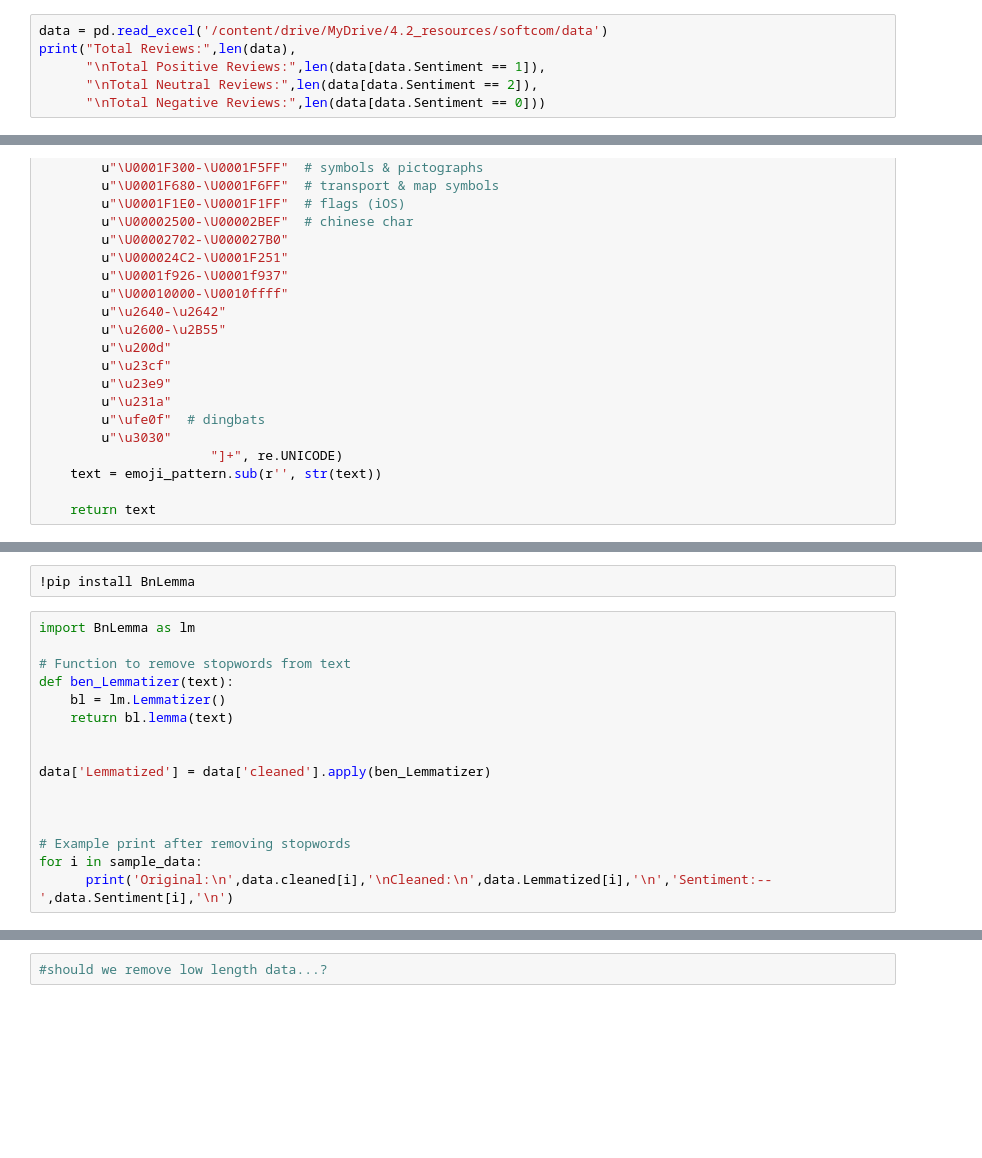
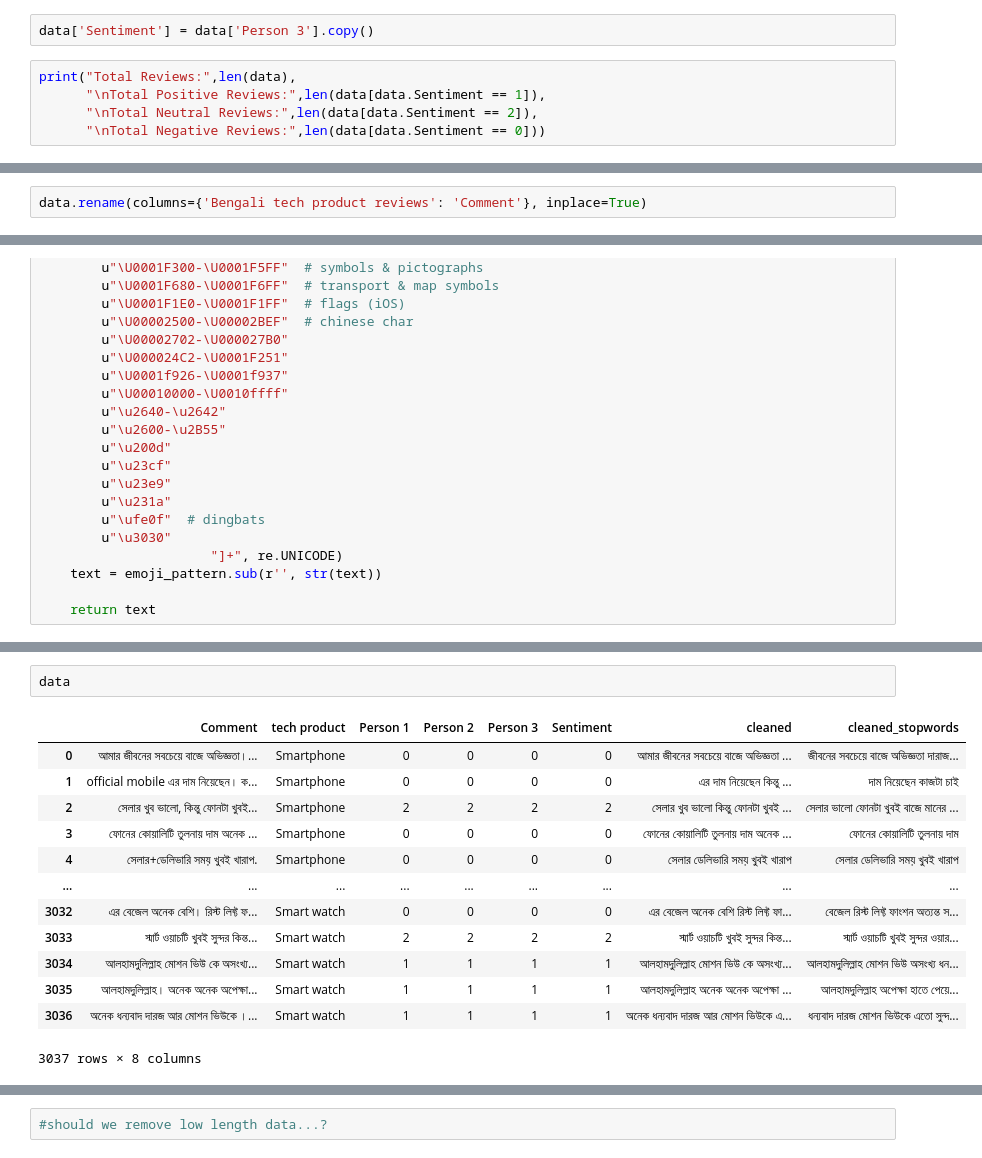
Before and after one commit to janakmallik/Bengali-Online-Product-Review-Sentiment-Analysis, a Jupyter notebook: Notebook/Softcom_project_partA.ipynb, the cells around one changed output, grey strips where cells are left out. Cells and saved outputs as stored; diff of their text form; blank space fills up the shorter version.

```diff
--- a/Notebook/Softcom_project_partA.ipynb
+++ b/Notebook/Softcom_project_partA.ipynb
@@ -35,5 +39,6 @@ import pandas as pd
+# %%
+data['Sentiment'] = data['Person 3'].copy()
 # %%
-data = pd.read_excel('/content/drive/MyDrive/4.2_resources/softcom/data')
 print("Total Reviews:",len(data),
       "\nTotal Positive Reviews:",len(data[data.Sentiment == 1]),
       "\nTotal Neutral Reviews:",len(data[data.Sentiment == 2]),
@@ -43,3 +57,5 @@ data.columns
+# %%
+data.rename(columns={'Bengali tech product reviews': 'Comment'}, inplace=True)
 # %%
 # print some unprocessed reviews
 sample_data = [573, 1209, 864, 297, 1502, 639, 2085, 431, 775, 1926, 1098, 256, 1823, 904, 117, 1985, 623, 1490, 765, 2217]
@@ -122,18 +201,16 @@ for i in sample_data:
-# %%
-!pip install BnLemma
-# %%
-import BnLemma as lm
-
-# Function to remove stopwords from text
-def ben_Lemmatizer(text):
-    bl = lm.Lemmatizer()
-    return bl.lemma(text)
-
-
-data['Lemmatized'] = data['cleaned'].apply(ben_Lemmatizer)
-
-
-
-# Example print after removing stopwords
-for i in sample_data:
-      print('Original:\n',data.cleaned[i],'\nCleaned:\n',data.Lemmatized[i],'\n','Sentiment:-- ',data.Sentiment[i],'\n')
+# %%
+data
+# %% [output]
+|  | Comment | tech product | Person 1 | Person 2 | Person 3 | Sentiment | cleaned | cleaned_stopwords |
+| 0 | আমার জীবনের সবচেয়ে বাজে অভিজ্ঞতা।... | Smartphone | 0 | 0 | 0 | 0 | আমার জীবনের সবচেয়ে বাজে অভিজ্ঞতা ... | জীবনের সবচেয়ে বাজে অভিজ্ঞতা দারাজ... |
+| 1 | official mobile এর দাম নিয়েছেন। ক... | Smartphone | 0 | 0 | 0 | 0 | এর দাম নিয়েছেন কিন্তু ... | দাম নিয়েছেন কাজটা চাই |
+| 2 | সেলার খুব ভালো, কিন্তু ফোনটা খুবই... | Smartphone | 2 | 2 | 2 | 2 | সেলার খুব ভালো কিন্তু ফোনটা খুবই ... | সেলার ভালো ফোনটা খুবই বাজে মানের ... |
+| 3 | ফোনের কোয়ালিটি তুলনায় দাম অনেক ... | Smartphone | 0 | 0 | 0 | 0 | ফোনের কোয়ালিটি তুলনায় দাম অনেক ... | ফোনের কোয়ালিটি তুলনায় দাম |
+| 4 | সেলার+ডেলিভারি সময় খুবই খারাপ. | Smartphone | 0 | 0 | 0 | 0 | সেলার ডেলিভারি সময় খুবই খারাপ | সেলার ডেলিভারি সময় খুবই খারাপ |
+| ... | ... | ... | ... | ... | ... | ... | ... | ... |
+| 3032 | এর বেজেল অনেক বেশি। রিস্ট লিফ্ট ফ... | Smart watch | 0 | 0 | 0 | 0 | এর বেজেল অনেক বেশি রিস্ট লিফ্ট ফা... | বেজেল রিস্ট লিফ্ট ফাংশন অত্যন্ত স... |
+| 3033 | স্মার্ট ওয়াচটি খুবই সুন্দর কিন্ত... | Smart watch | 2 | 2 | 2 | 2 | স্মার্ট ওয়াচটি খুবই সুন্দর কিন্ত... | স্মার্ট ওয়াচটি খুবই সুন্দর ওয়ার... |
+| 3034 | আলহামদুলিল্লাহ মোশন ভিউ কে অসংখ্য... | Smart watch | 1 | 1 | 1 | 1 | আলহামদুলিল্লাহ মোশন ভিউ কে অসংখ্য... | আলহামদুলিল্লাহ মোশন ভিউ অসংখ্য ধন... |
+| 3035 | আলহামদুলিল্লাহ। অনেক অনেক অপেক্ষা... | Smart watch | 1 | 1 | 1 | 1 | আলহামদুলিল্লাহ অনেক অনেক অপেক্ষা ... | আলহামদুলিল্লাহ অপেক্ষা হাতে পেয়ে... |
+| 3036 | অনেক ধন্যবাদ দারজ আর মোশন ভিউকে ।... | Smart watch | 1 | 1 | 1 | 1 | অনেক ধন্যবাদ দারজ আর মোশন ভিউকে এ... | ধন্যবাদ দারজ মোশন ভিউকে এতো সুন্দ... |
+3037 rows × 8 columns
```
Also changed, not shown: parts of 24 cells of this notebook.
